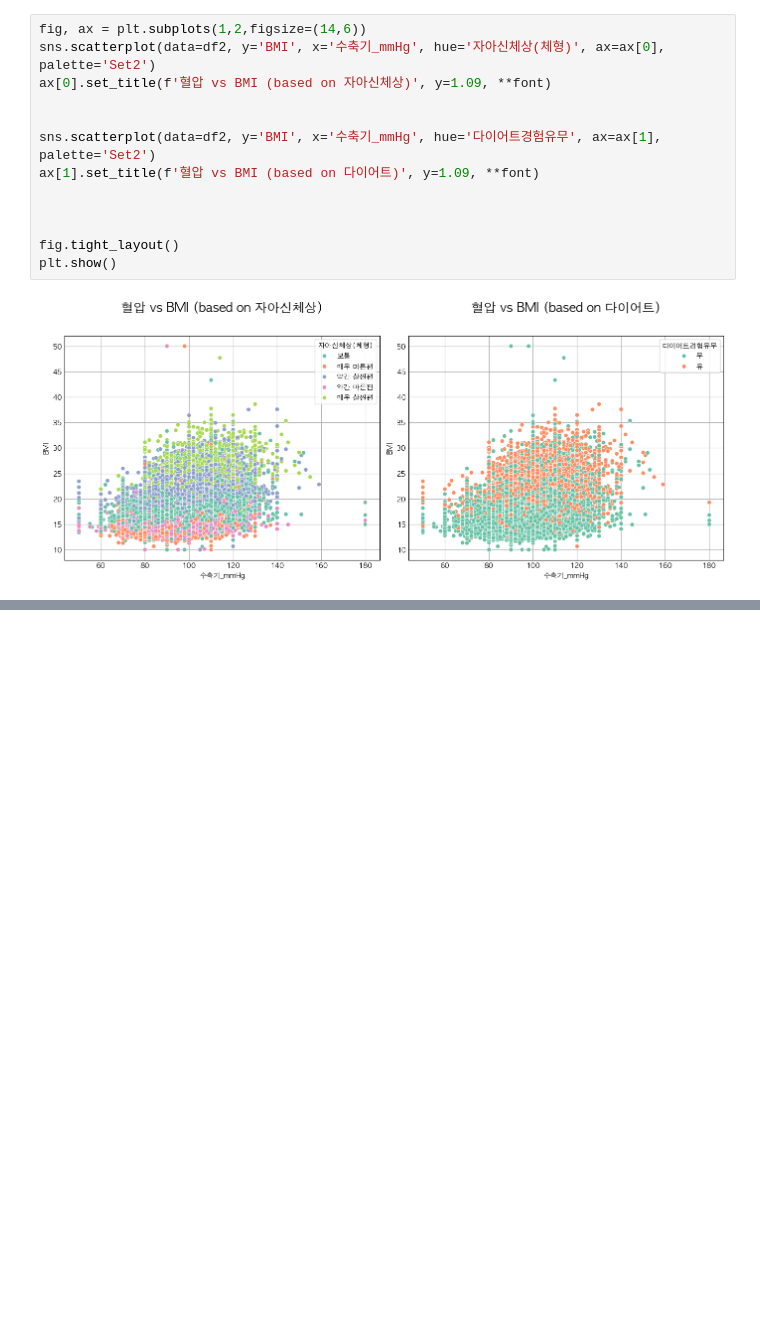
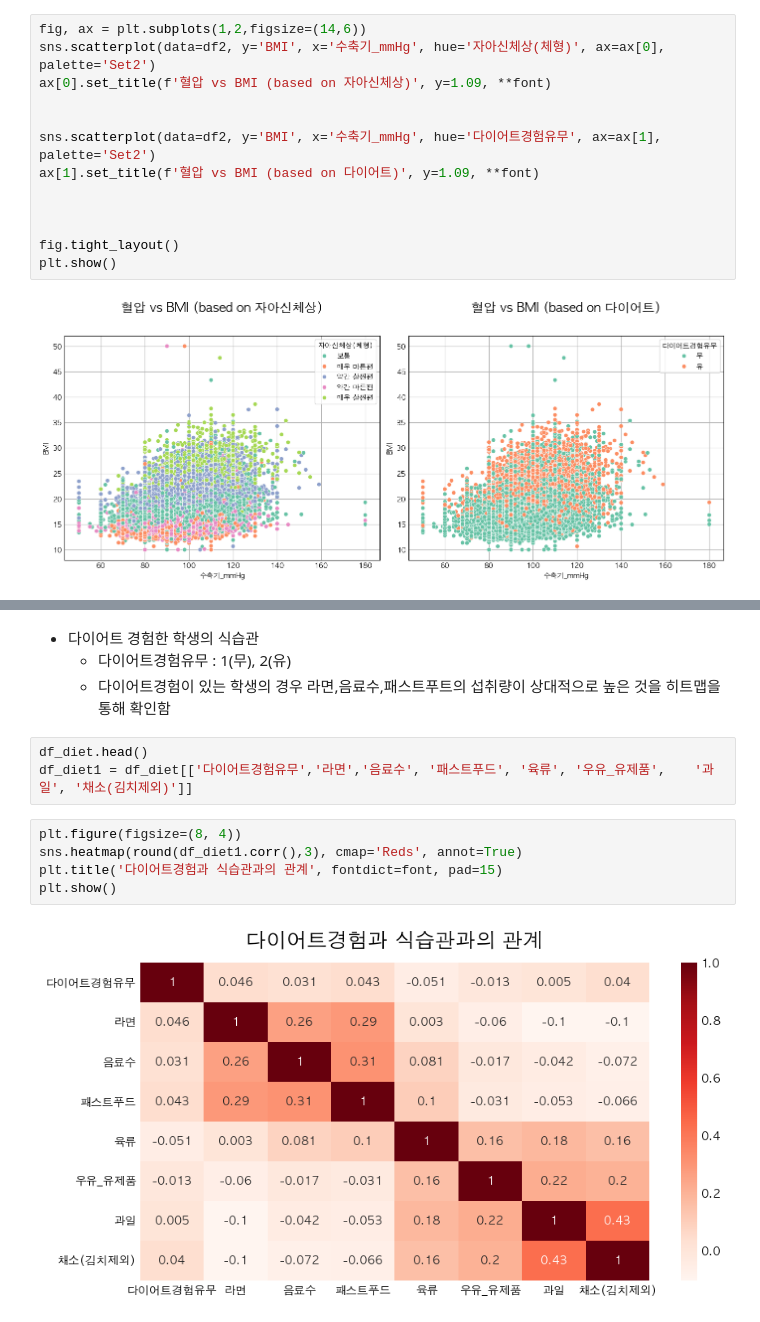
Before and after one commit to wooyeon83/AIBP_Team_Project, a Jupyter notebook: src/PRJ_02_Data_Analyze_Visualization.ipynb, the cells around one changed output, grey strips where cells are left out. Drawn from its saved outputs; the diff is of its cells as text; blank space fills up the shorter version.

```diff
--- a/src/PRJ_02_Data_Analyze_Visualization.ipynb
+++ b/src/PRJ_02_Data_Analyze_Visualization.ipynb
@@ -640,0 +748,14 @@ plt.show()
+# %% [markdown]
+* 다이어트 경험한 학생의 식습관
+    * 다이어트경험유무 : 1(무), 2(유)
+    * 다이어트경험이 있는 학생의 경우 라면,음료수,패스트푸트의 섭취량이 상대적으로 높은 것을 히트맵을 통해 확인함
+# %%
+df_diet.head()
+df_diet1 = df_diet[['다이어트경험유무','라면','음료수', '패스트푸드', '육류', '우유_유제품',	'과일', '채소(김치제외)']]
+# %%
+plt.figure(figsize=(8, 4))
+sns.heatmap(round(df_diet1.corr(),3), cmap='Reds', annot=True)
+plt.title('다이어트경험과 식습관과의 관계', fontdict=font, pad=15)
+plt.show()
+# %% [output]
+[figure, added]
```
Also changed, not shown: parts of 32 cells of this notebook.
